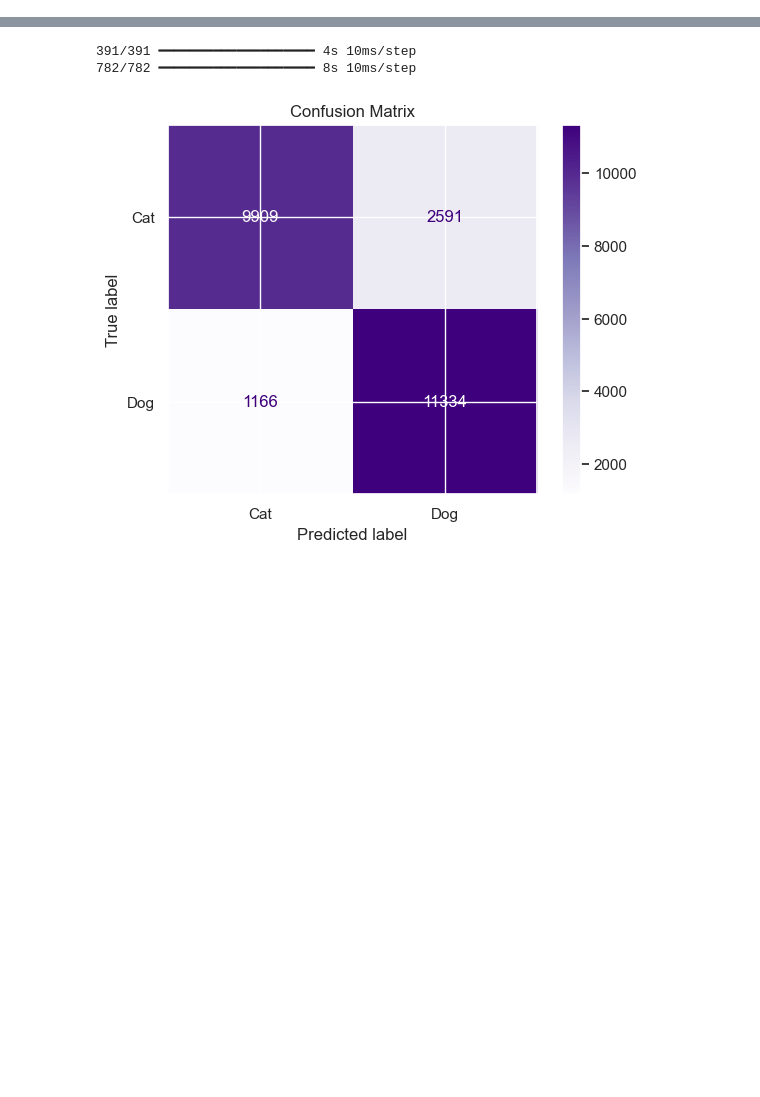
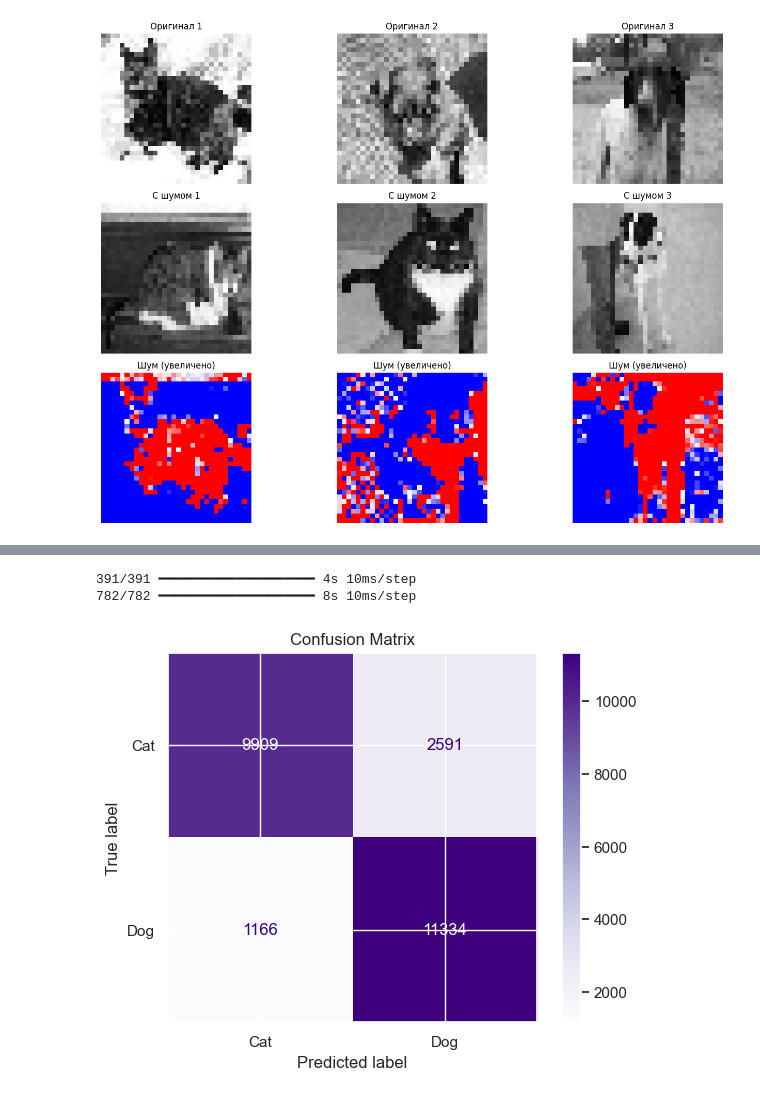
Before and after one commit to DmitriyMosk/ai-coop-project, a Jupyter notebook: project.ipynb, the cells around one changed output, grey strips where cells are left out. Saved outputs shown, nothing was run; the diff lists cells and outputs as text; code cells hidden in the pictures; blank space fills up the shorter version.

```diff
--- a/project.ipynb
+++ b/project.ipynb
@@ -113,0 +241,54 @@ val_dataset = create_dataset(X_val, y_val)
+# %%
+def add_gaussian_noise(image, mean=0.0, stddev=0.01):
+    noise = tf.random.normal(shape=tf.shape(image), mean=mean, stddev=stddev, dtype=image.dtype)
+    return image + noise
+
+def apply_noise_regularization(train_ds, val_ds, test_ds):
+    # Добавляем шум только к тренировочным данным
+    noisy_train_ds = train_ds.map(
+        lambda x, y: (add_gaussian_noise(x), y),
+        num_parallel_calls=tf.data.AUTOTUNE
+    )
+
+    return noisy_train_ds, val_ds, test_ds
+
+# Применяем шумовую регуляризацию к тренировочным данным
+noisy_train_ds, val_ds, test_ds = apply_noise_regularization(train_ds, val_ds, test_ds)
+
+# Визуализируем оригинальные и зашумленные изображения
+plt.figure(figsize=(15, 10))
+
+# Получаем один батч из оригинального датасета
+orig_images, orig_labels = next(iter(train_ds))
+
+# Получаем один батч из зашумленного датасета
+noisy_images, noisy_labels = next(iter(noisy_train_ds))
+
+# Определяем количество изображений для отображения
+n = min(3, len(orig_images))
+
+# Три ряда: оригинальные, зашумленные, и разница (шум)
+for i in range(n):
+    # Оригинальное изображение
+    plt.subplot(3, n, i + 1)
+    plt.imshow(orig_images[i].numpy().squeeze(), cmap='gray')
+    plt.title(f"Оригинал {i+1}")
+    plt.axis('off')
+
+    # Зашумленное изображение
+    plt.subplot(3, n, n + i + 1)
+    plt.imshow(noisy_images[i].numpy().squeeze(), cmap='gray')
+    plt.title(f"С шумом {i+1}")
+    plt.axis('off')
+
+    # Визуализация самого шума (разницы)
+    plt.subplot(3, n, 2*n + i + 1)
+    diff = noisy_images[i].numpy().squeeze() - orig_images[i].numpy().squeeze()
+    plt.imshow(diff, cmap='bwr', vmin=-0.05, vmax=0.05)
+    plt.title(f"Шум (увеличено)")
+    plt.axis('off')
+
+plt.tight_layout()
+plt.show()
+# %% [output]
+[figure, added]
```
Also changed, not shown: parts of 8 cells of this notebook, 2 other files.
